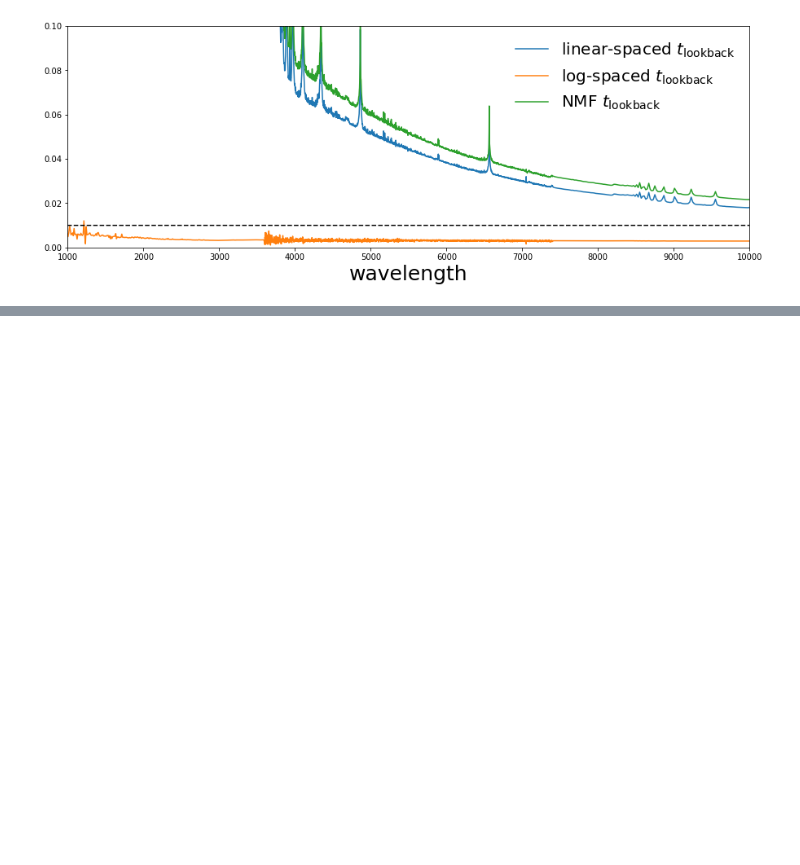
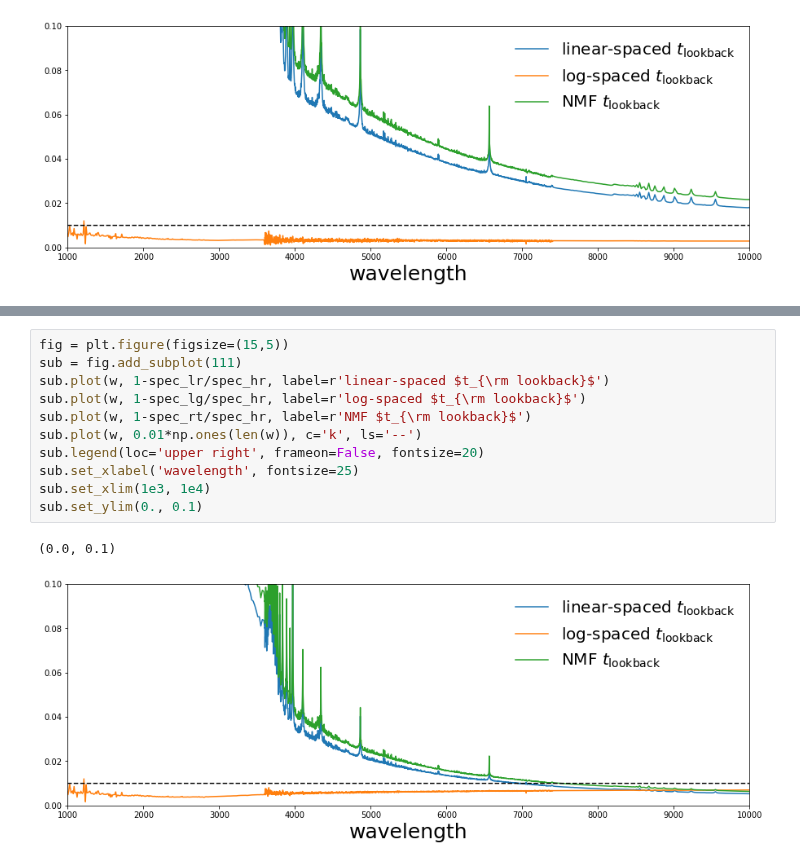
Before and after one commit to changhoonhahn/provabgs, a Jupyter notebook: nb/tlookback_binning.ipynb, the cells around one changed output, grey strips where cells are left out. Cells and saved outputs as stored; diff of their text form; blank space fills up the shorter version.

```diff
--- a/nb/tlookback_binning.ipynb
+++ b/nb/tlookback_binning.ipynb
@@ -134,0 +183,14 @@ sub.set_ylim(0., 0.1)
+# %%
+fig = plt.figure(figsize=(15,5))
+sub = fig.add_subplot(111)
+sub.plot(w, 1-spec_lr/spec_hr, label=r'linear-spaced $t_{\rm lookback}$')
+sub.plot(w, 1-spec_lg/spec_hr, label=r'log-spaced $t_{\rm lookback}$')
+sub.plot(w, 1-spec_rt/spec_hr, label=r'NMF $t_{\rm lookback}$')
+sub.plot(w, 0.01*np.ones(len(w)), c='k', ls='--')
+sub.legend(loc='upper right', frameon=False, fontsize=20)
+sub.set_xlabel('wavelength', fontsize=25)
+sub.set_xlim(1e3, 1e4)
+sub.set_ylim(0., 0.1)
+# %% [output]
+(0.0, 0.1)
+[figure, added]
```
Also changed, not shown: parts of 10 cells of this notebook.
